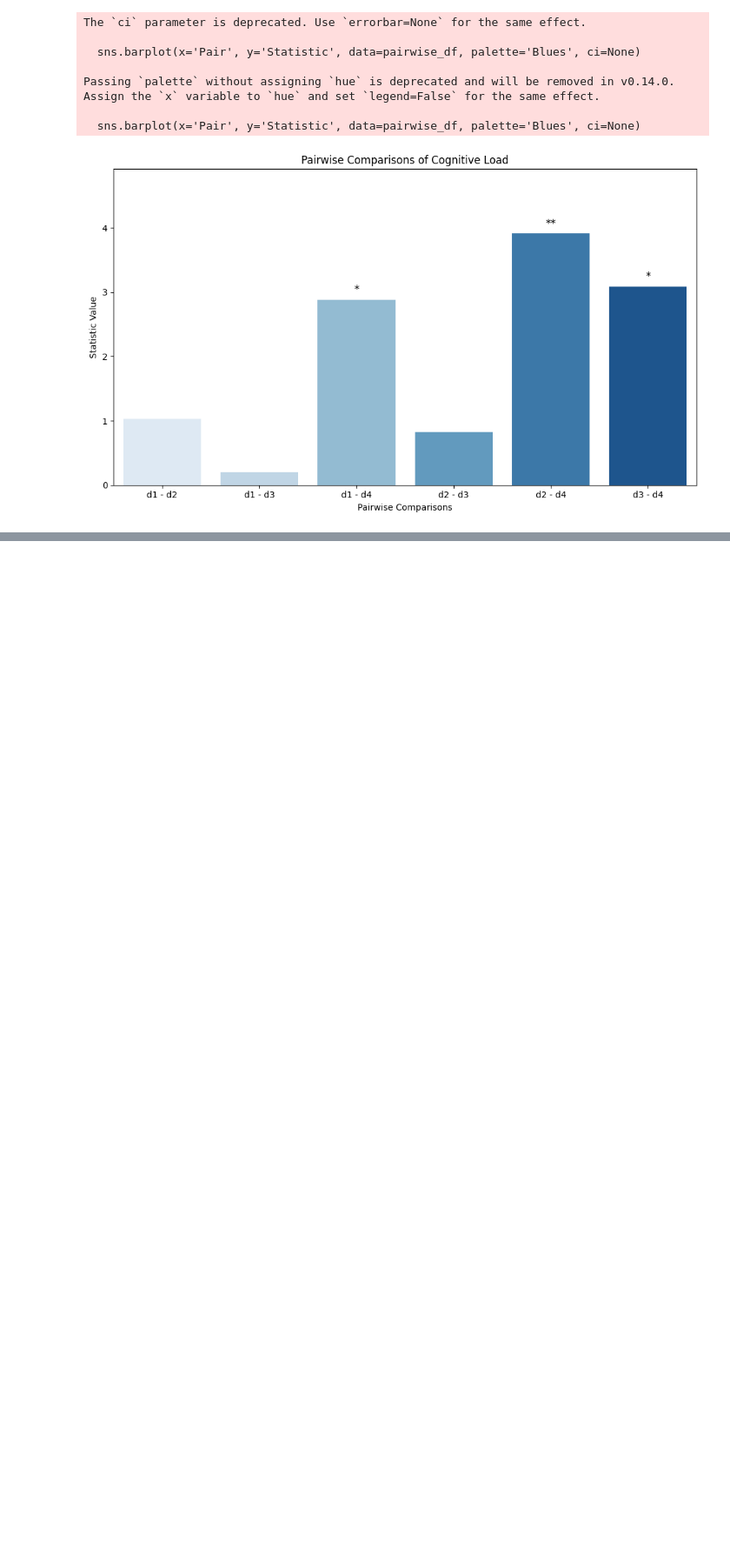
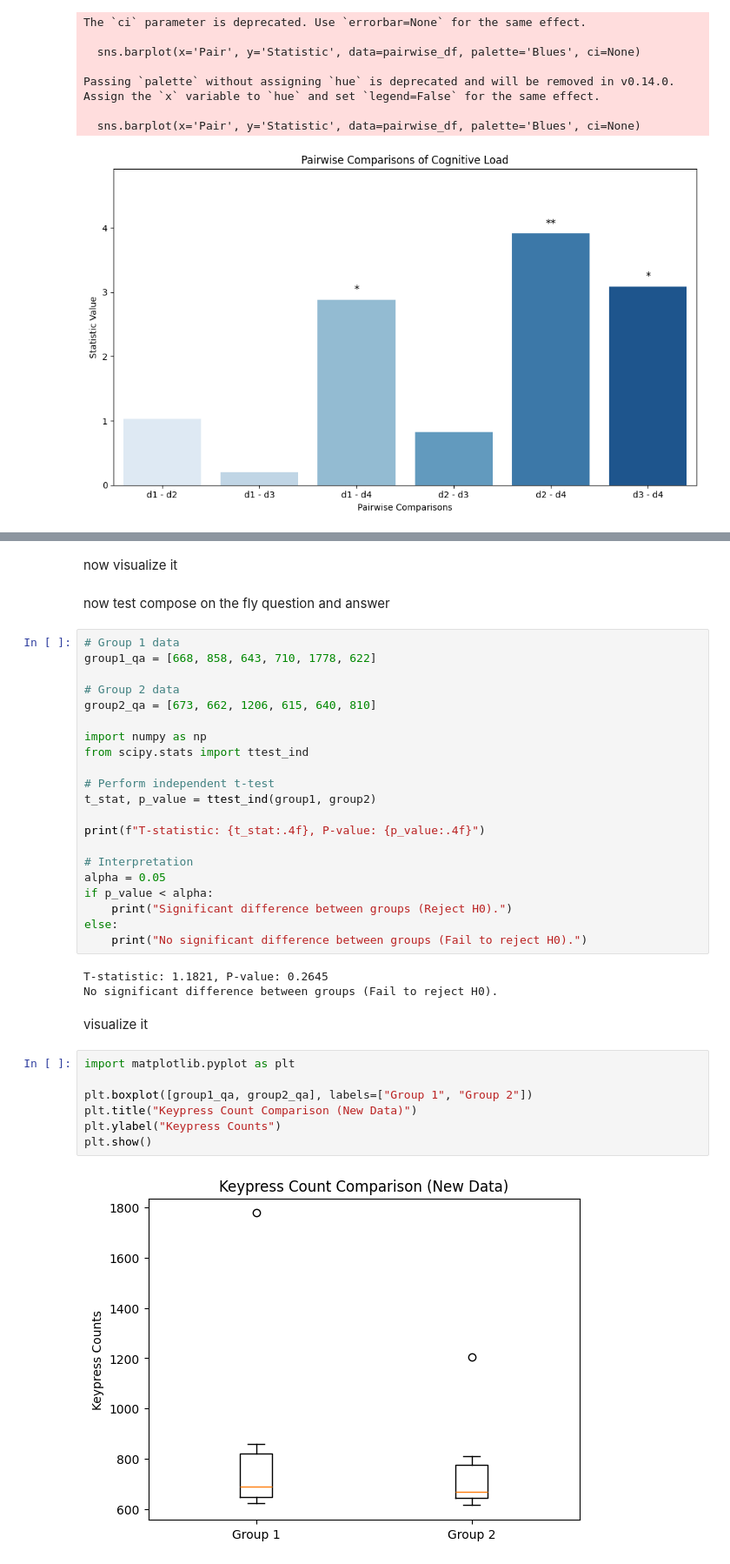
Before and after one commit to jrdndj/ImproVisAR-PilotPlots, a Jupyter notebook: Study3_cog_load_analysis.ipynb, the cells around one changed output, grey strips where cells are left out. Shown: that part at 87% size. Cells and saved outputs as stored; diff of their text form; blank space fills up the shorter version.

```diff
--- a/Study3_cog_load_analysis.ipynb
+++ b/Study3_cog_load_analysis.ipynb
@@ -57,0 +91,39 @@ Passing `palette` without assigning `hue` is deprecated and will be removed in v
+# %% [markdown]
+now visualize it
+# %% [markdown]
+now test compose on the fly question and answer
+# %%
+# Group 1 data
+group1_qa = [668, 858, 643, 710, 1778, 622]
+
+# Group 2 data
+group2_qa = [673, 662, 1206, 615, 640, 810]
+
+import numpy as np
+from scipy.stats import ttest_ind
+
+# Perform independent t-test
+t_stat, p_value = ttest_ind(group1, group2)
+
+print(f"T-statistic: {t_stat:.4f}, P-value: {p_value:.4f}")
+
+# Interpretation
+alpha = 0.05
+if p_value < alpha:
+    print("Significant difference between groups (Reject H0).")
+else:
+    print("No significant difference between groups (Fail to reject H0).")
+# %% [output]
+T-statistic: 1.1821, P-value: 0.2645
+No significant difference between groups (Fail to reject H0).
+# %% [markdown]
+visualize it
+# %%
+import matplotlib.pyplot as plt
+
+plt.boxplot([group1_qa, group2_qa], labels=["Group 1", "Group 2"])
+plt.title("Keypress Count Comparison (New Data)")
+plt.ylabel("Keypress Counts")
+plt.show()
+# %% [output]
+[figure, added]
```
Also changed, not shown: parts of 5 cells of this notebook.
